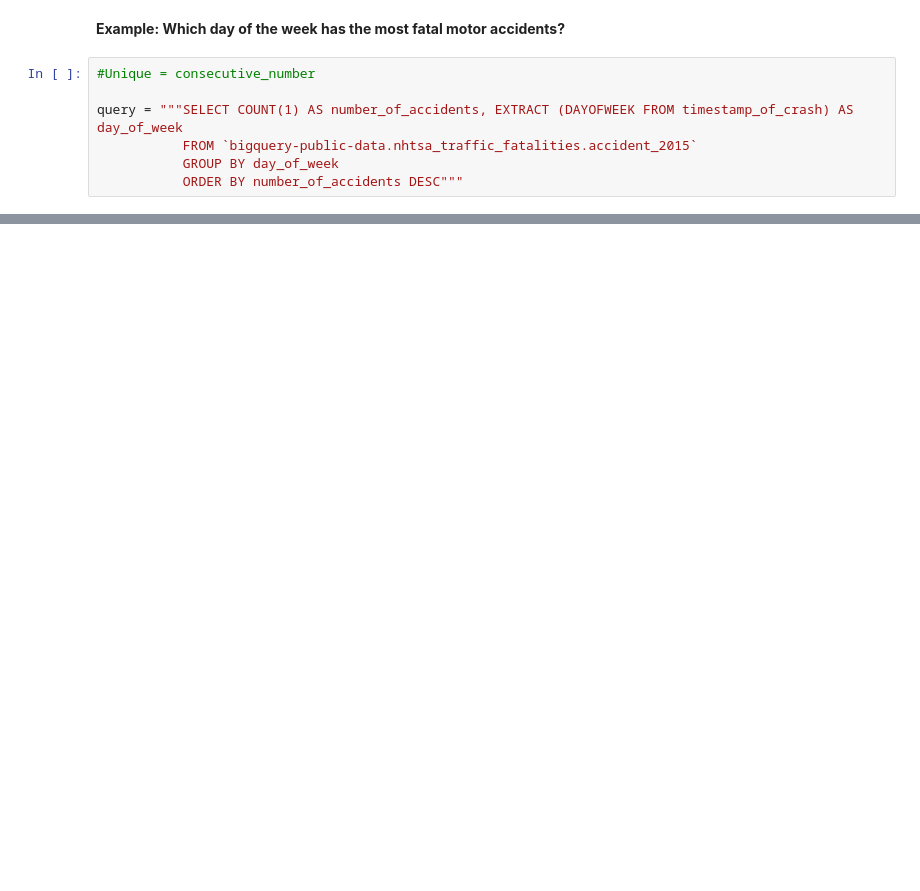
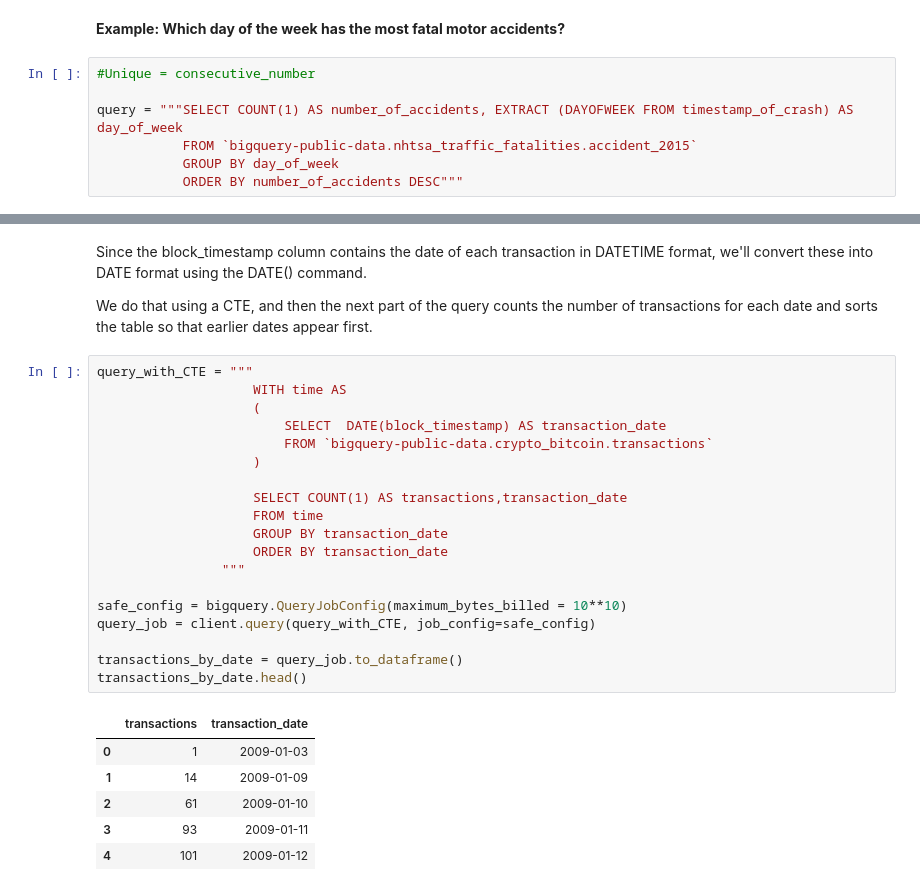
Before and after one commit to NehaP92/Coding_Practice, a Jupyter notebook: SQL/kaggle-sql-kaggle-kernel.ipynb, the cells around one changed output, grey strips where cells are left out. Cells and saved outputs as stored; diff of their text form; blank space fills up the shorter version.

```diff
--- a/SQL/kaggle-sql-kaggle-kernel.ipynb
+++ b/SQL/kaggle-sql-kaggle-kernel.ipynb
@@ -302,0 +303,30 @@ accidents_by_day
+# %% [markdown]
+Since the block_timestamp column contains the date of each transaction in DATETIME format, we'll convert these into DATE format using the DATE() command.
+
+We do that using a CTE, and then the next part of the query counts the number of transactions for each date and sorts the table so that earlier dates appear first.
+# %%
+query_with_CTE = """
+                    WITH time AS
+                    (
+                        SELECT  DATE(block_timestamp) AS transaction_date
+                        FROM `bigquery-public-data.crypto_bitcoin.transactions`
+                    )
+
+                    SELECT COUNT(1) AS transactions,transaction_date
+                    FROM time
+                    GROUP BY transaction_date
+                    ORDER BY transaction_date
+                """
+
+safe_config = bigquery.QueryJobConfig(maximum_bytes_billed = 10**10)
+query_job = client.query(query_with_CTE, job_config=safe_config)
+
+transactions_by_date = query_job.to_dataframe()
+transactions_by_date.head()
+# %% [output]
+|  | transactions | transaction_date |
+| 0 | 1 | 2009-01-03 |
+| 1 | 14 | 2009-01-09 |
+| 2 | 61 | 2009-01-10 |
+| 3 | 93 | 2009-01-11 |
+| 4 | 101 | 2009-01-12 |
```
Also changed, not shown: parts of 11 cells of this notebook.
